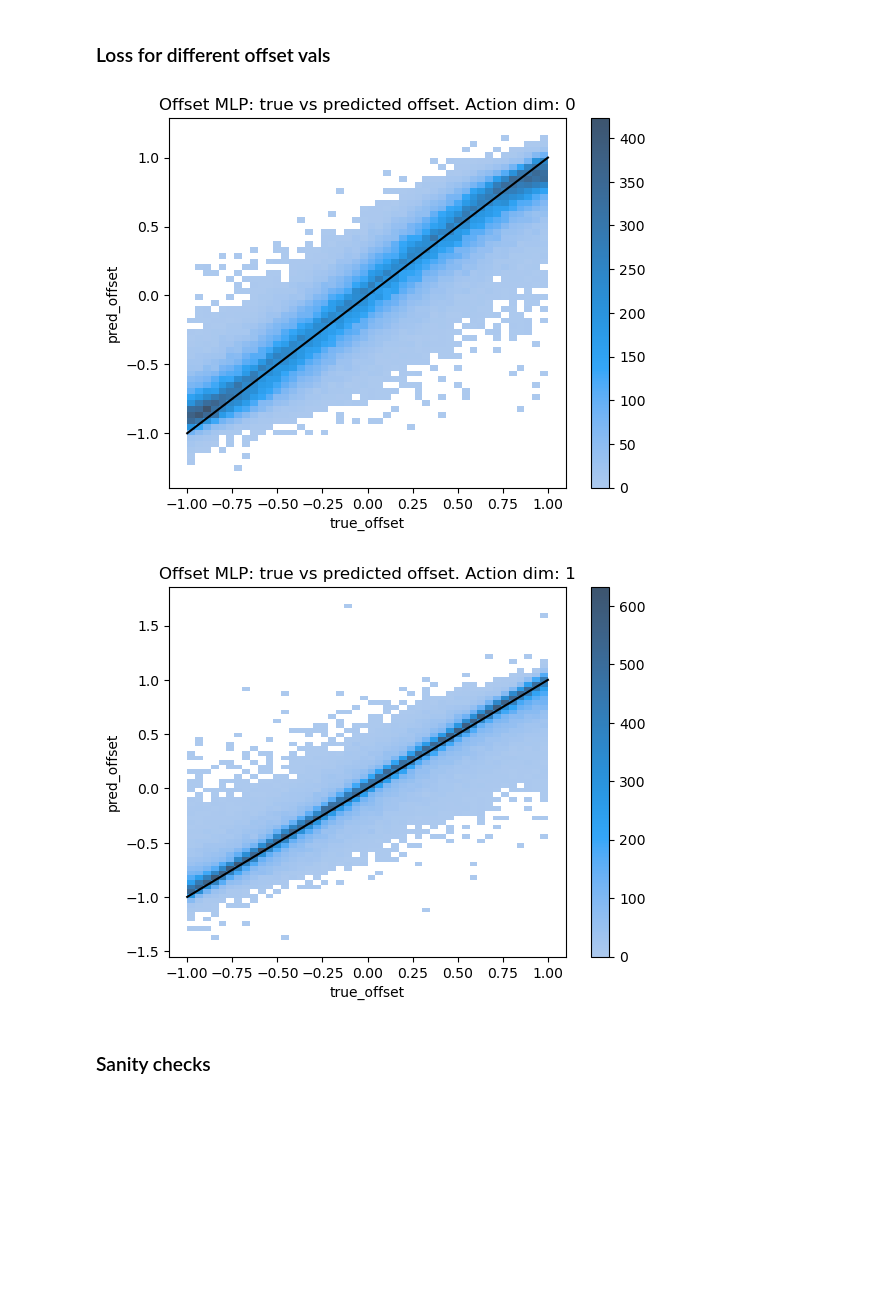
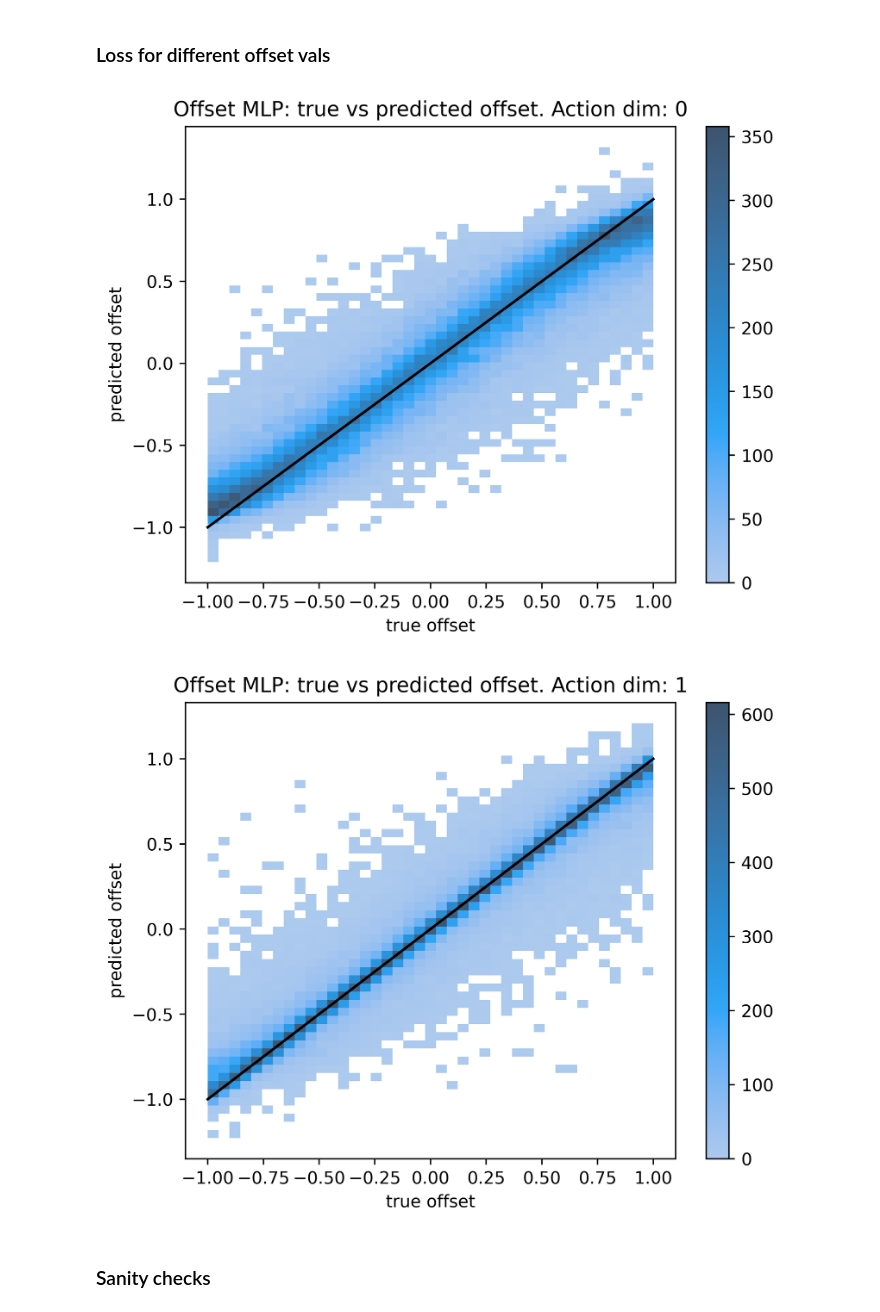
Before and after one commit to RobathanH/meta_lunar_lander, a Jupyter notebook: notebooks/train_sas_to_offset_mlp_no_deadzone.ipynb, the cells around one changed output. Drawn from its saved outputs; the diff is of its cells as text; code cells hidden in the pictures; blank space fills up the shorter version.

Commit message:
retrain and upload offset prediction MLP

```diff
--- a/notebooks/train_sas_to_offset_mlp_no_deadzone.ipynb
+++ b/notebooks/train_sas_to_offset_mlp_no_deadzone.ipynb
@@ -131,16 +137,20 @@ test_loader = torch.utils.data.DataLoader(test_dataset, batch_size=batch_size,
 ### Train MLP
 # %%
 # model = MLP([20,64,32,2]).to(device)
-model = MLP([20,256,128,64,2]).to(device)
+# model = MLP([20,256,128,64,2]).to(device)
+model = torch.load('output/sas_to_offset_MLP_4_with_1_offset_bestval.pt').to(device)
 # model = MLP([20,256,128,64,2], lambda x: 0.5 * torch.tanh(x)).to(device)
 # %%
 epochs = 10000
 learning_rate = 1e-3
 criterion = torch.nn.MSELoss()
-optimizer = torch.optim.SGD(model.parameters(), lr=learning_rate, momentum=0.9)
+# optimizer = torch.optim.SGD(model.parameters(), lr=learning_rate, momentum=0.9)
+optimizer = torch.optim.Adam(model.parameters(), lr=learning_rate)
+
 # best_val_output_path = 'output/sas_to_offset_MLP_2_with_05_offset_bestval.pt'
 # best_val_output_path = 'output/sas_to_offset_MLP_2_with_1_offset_bestval.pt'
-best_val_output_path = 'output/sas_to_offset_MLP_4_with_1_offset_bestval.pt'
+# best_val_output_path = 'output/sas_to_offset_MLP_4_with_1_offset_bestval.pt'
+best_val_output_path = 'output/sas_to_offset_MLP_4_v2_with_1_offset_bestval.pt'
 # %%
 best_val_loss = float('inf')
 
@@ -221,7 +231,8 @@ KeyboardInterrupt:
 # loaded_model = torch.load(output_path).to(device)
 # loaded_model = torch.load('output/sas_to_offset_MLP_2_with_05_offset_bestval.pt').to(device)
 # loaded_model = torch.load('output/sas_to_offset_MLP_2_with_1_offset_bestval.pt').to(device)
-loaded_model = torch.load('output/sas_to_offset_MLP_4_with_1_offset_bestval.pt').to(device)
+# loaded_model = torch.load('output/sas_to_offset_MLP_4_with_1_offset_bestval.pt').to(device)
+loaded_model = torch.load('output/sas_to_offset_MLP_4_v2_with_1_offset_bestval.pt').to(device)
 # %%
 loaded_model
 # %% [output]
@@ -289,18 +286,20 @@ plt.show()
 # %%
 for i in range(2):
     df = pd.DataFrame(
         data = np.array([Y_test.numpy()[:,i],preds.detach().cpu().numpy()[:,i]]).T,
         columns = ['true_offset', 'pred_offset'],
     )
 
-    plt.figure()
+    plt.figure(dpi=500)
     plt.title(f'Offset MLP: true vs predicted offset. Action dim: {i}')
     sns.histplot(df, x="true_offset", y="pred_offset", cbar=True)
     plt.plot([-max_action_offset, max_action_offset], [-max_action_offset, max_action_offset], color='black')
+    plt.xlabel("true offset")
+    plt.ylabel("predicted offset")
     plt.show()
 # %% [output]
-[figure, old version]
+[figure, new version]
-[figure, old version]
+[figure, new version]
 # %% [markdown]
 ### Sanity checks
 # %%
```
Also changed, not shown: parts of 14 cells of this notebook, 1 other file.
